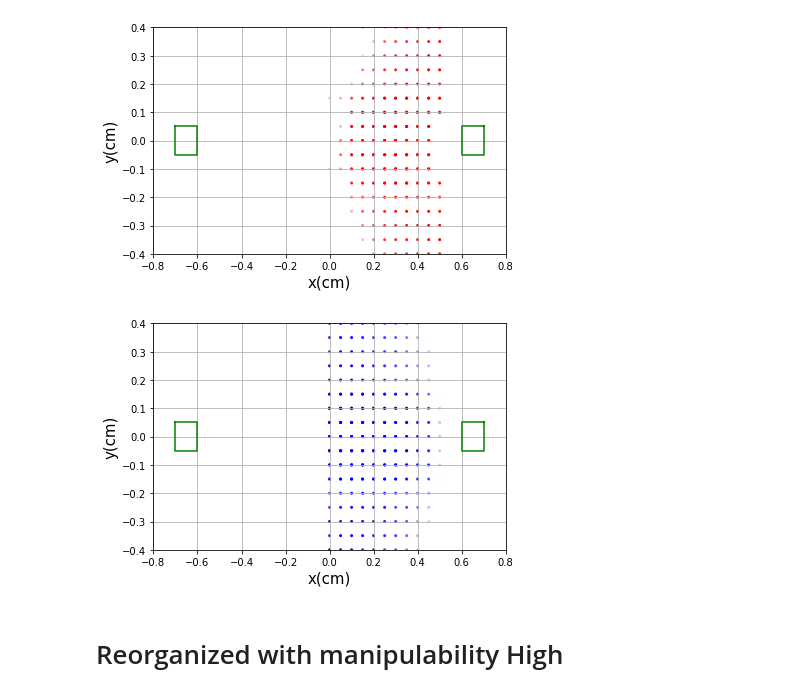
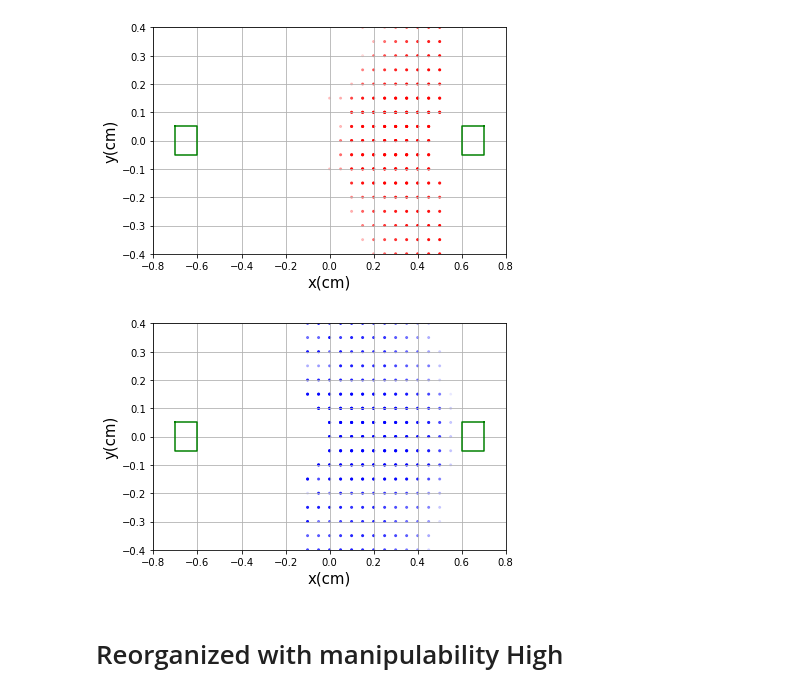
Before and after one commit to fryumbla/Robot-Manipulability, a Jupyter notebook: log/Manipulability_data 0 degre.ipynb, the cells around one changed output. Cells and saved outputs as stored; diff of their text form; code cells hidden in the pictures.

```diff
--- a/log/Manipulability_data 0 degre.ipynb
+++ b/log/Manipulability_data 0 degre.ipynb
@@ -175,14 +175,14 @@ plt.show()
 # %%
 fig, (ax1) = plt.subplots(nrows=1, ncols=1)
 # scatter_2d(ax1, 0, IndyMData['eefx'], IndyMData['eefy'], IndyMData['M'])
-scatter_2d(ax1, 0, Indy[:, 0], Indy[:, 1], Indy[:, 9]*8, col=[0,0,1])
+scatter_2d(ax1, 0, Indy[:, 0], Indy[:, 1], Indy[:, 9]*7, col=[0,0,1])
 
 xyminmax = [-0.8, 0.8, -0.4, 0.4]
 ax1.axis(xyminmax)
 fig.tight_layout()
 plt.show()
 # %% [output]
-[figure, old version]
+[figure, new version]
 # %% [markdown]
 # Reorganized with manipulability High
 # %%
```
Also changed, not shown: parts of 19 cells of this notebook, 11 other files.
